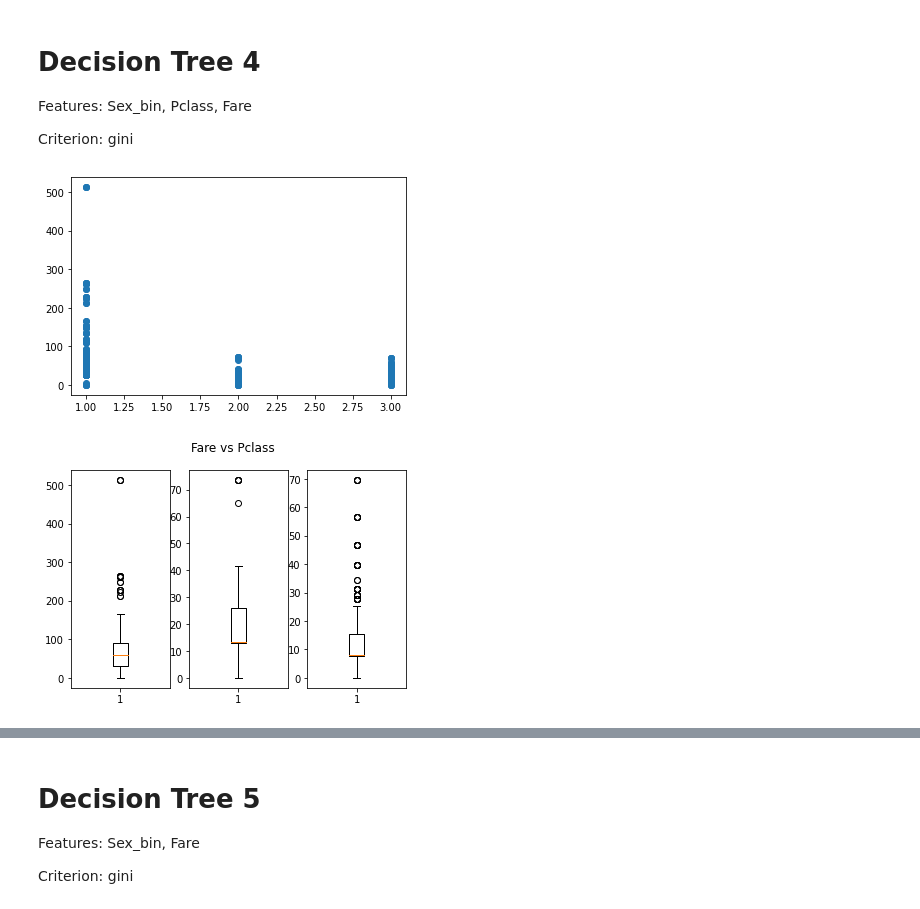
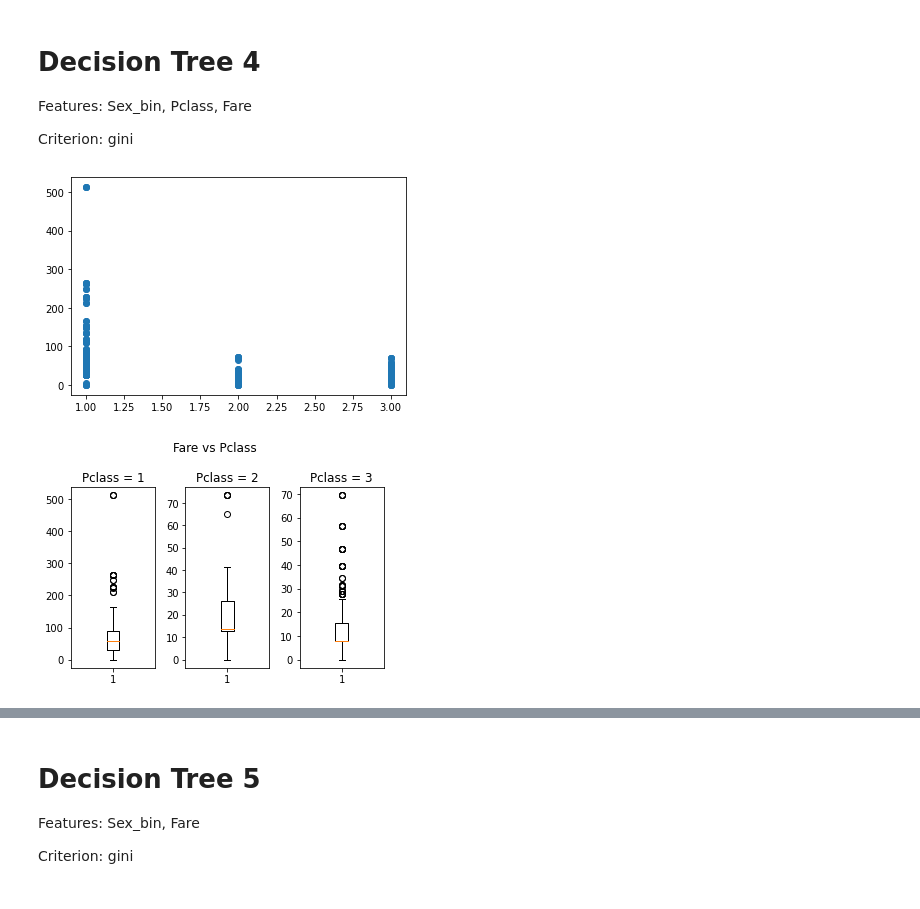
Before and after one commit to katarzynafurmanska/kaggle-titanic, a Jupyter notebook: titanic-kf.ipynb, the cells around one changed output, grey strips where cells are left out. Drawn from its saved outputs; the diff is of its cells as text; code cells hidden in the pictures.

```diff
--- a/titanic-kf.ipynb
+++ b/titanic-kf.ipynb
@@ -303,21 +304,32 @@ Criterion: gini
 # %%
 # plot Pclass vs Fare amount to see if there is any correspondence
 plt.scatter(train.Pclass, train.Fare)
 plt.show()
 
 # use boxplot to have more insight
 # train[['Pclass','Fare']].boxplot(column='Fare',by='Pclass')
 
-fig, (ax1, ax2, ax3) = plt.subplots(1, 3)
-fig.suptitle('Fare vs Pclass')
-ax1.boxplot(x=train.Fare[train.Pclass==1])
-ax2.boxplot(x=train.Fare[train.Pclass==2])
-ax3.boxplot(x=train.Fare[train.Pclass==3])
-plt.show()
+def plot_boxplot_grouped_by_another_col(data, col_to_plot, col_to_group_by):
+    col_uniques = np.sort(data[col_to_group_by].unique())
+
+    ncols = len(col_uniques) if len(col_uniques)<=5 else 5
+    nrows = ceil(len(col_uniques)/5)
+
+    fig, axes = plt.subplots(nrows, ncols, figsize=(nrows*5, ncols*1.2))
+    fig.suptitle(col_to_plot + ' vs ' + col_to_group_by)
+
+    for (ax, c) in zip(axes.reshape(-1,), col_uniques):
+        ax.boxplot(x=data[col_to_plot][data[col_to_group_by]==c])
+        ax.set_title(col_to_group_by + ' = ' + str(c))
+
+    fig.tight_layout()
+    plt.show()
+
+plot_boxplot_grouped_by_another_col(train, 'Fare', 'Pclass')
 # Fare clearly depends on the Pclass, there are only few outliers
 # %% [output]
 [figure]
-[figure, old version]
+[figure, new version]
 # %%
 # calculate mean fare value by class
 mean_fare_by_pclass = test.groupby(by='Pclass').mean().Fare.to_dict()
```
Also changed, not shown: parts of 10 cells of this notebook.
